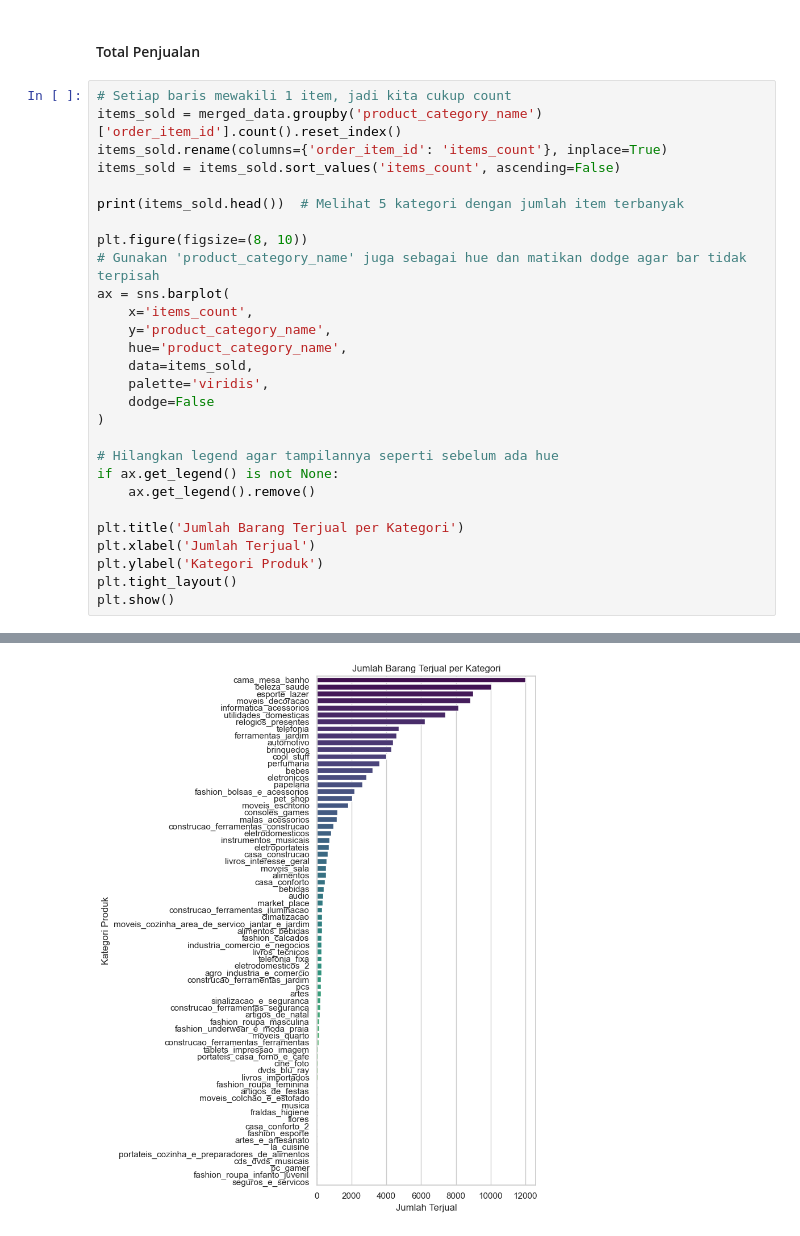
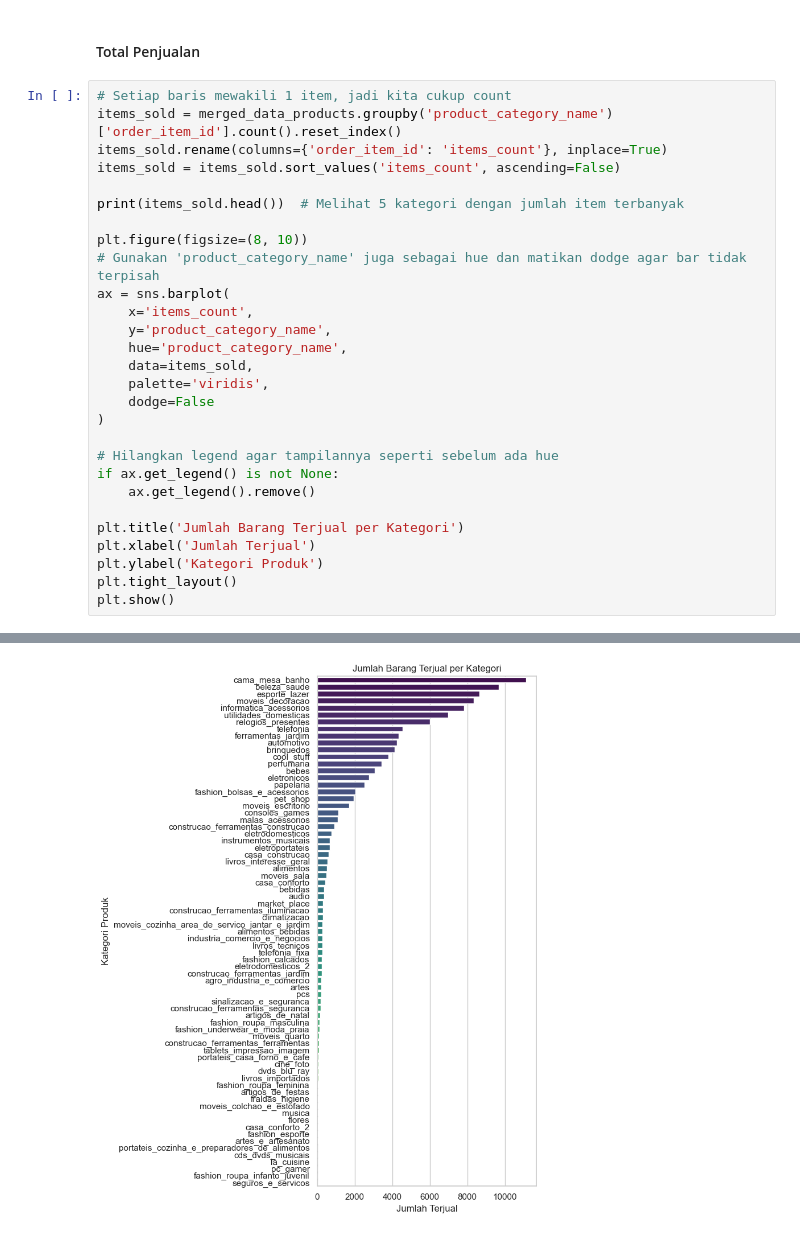
Before and after one commit to fikrirazor/Data-Pipeline-untuk-Analisis-Transaksi-E-Commerce, a Jupyter notebook: Data Pipeline untuk Analisis Transaksi E-Commerce.ipynb, the cells around one changed output, grey strips where cells are left out. Saved outputs shown, nothing was run; the diff lists cells and outputs as text.

```diff
--- a/Data Pipeline untuk Analisis Transaksi E-Commerce.ipynb
+++ b/Data Pipeline untuk Analisis Transaksi E-Commerce.ipynb
@@ -332,7 +336,7 @@ Passing `palette` without assigning `hue` is deprecated and will be removed in v
 #### Total Penjualan
 # %%
 # Setiap baris mewakili 1 item, jadi kita cukup count
-items_sold = merged_data.groupby('product_category_name')['order_item_id'].count().reset_index()
+items_sold = merged_data_products.groupby('product_category_name')['order_item_id'].count().reset_index()
 items_sold.rename(columns={'order_item_id': 'items_count'}, inplace=True)
 items_sold = items_sold.sort_values('items_count', ascending=False)
 
@@ -362 +372 @@ plt.show()
-[figure, old version]
+[figure, new version]
```
Also changed, not shown: parts of 4 cells of this notebook.
